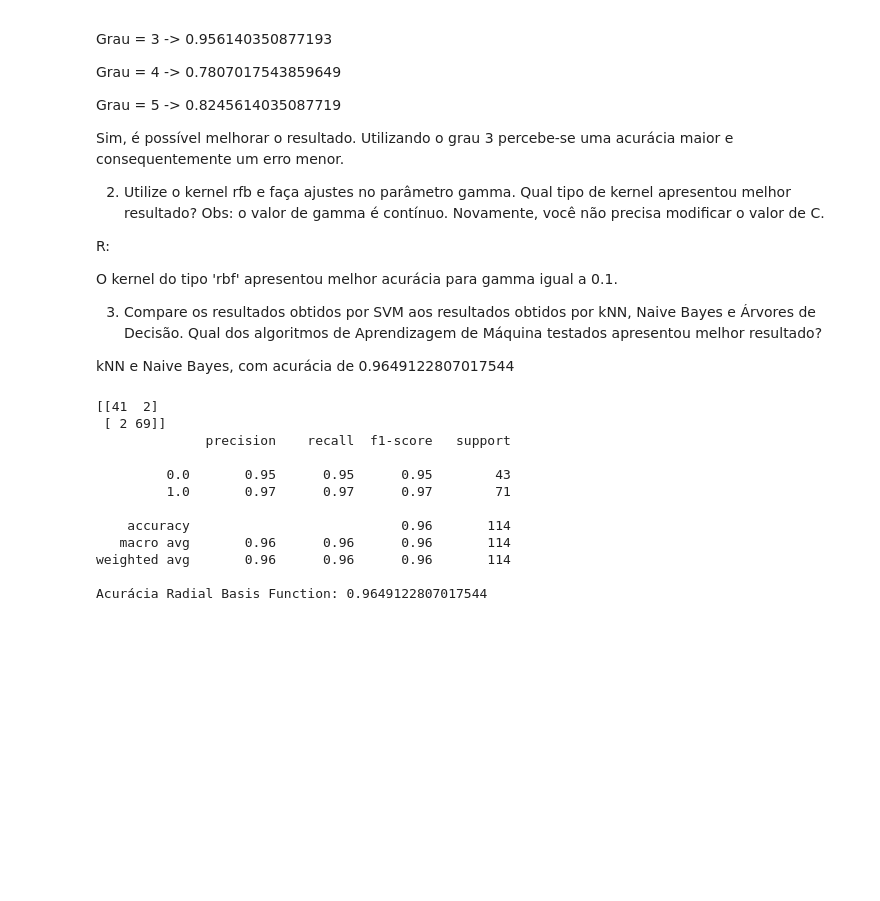
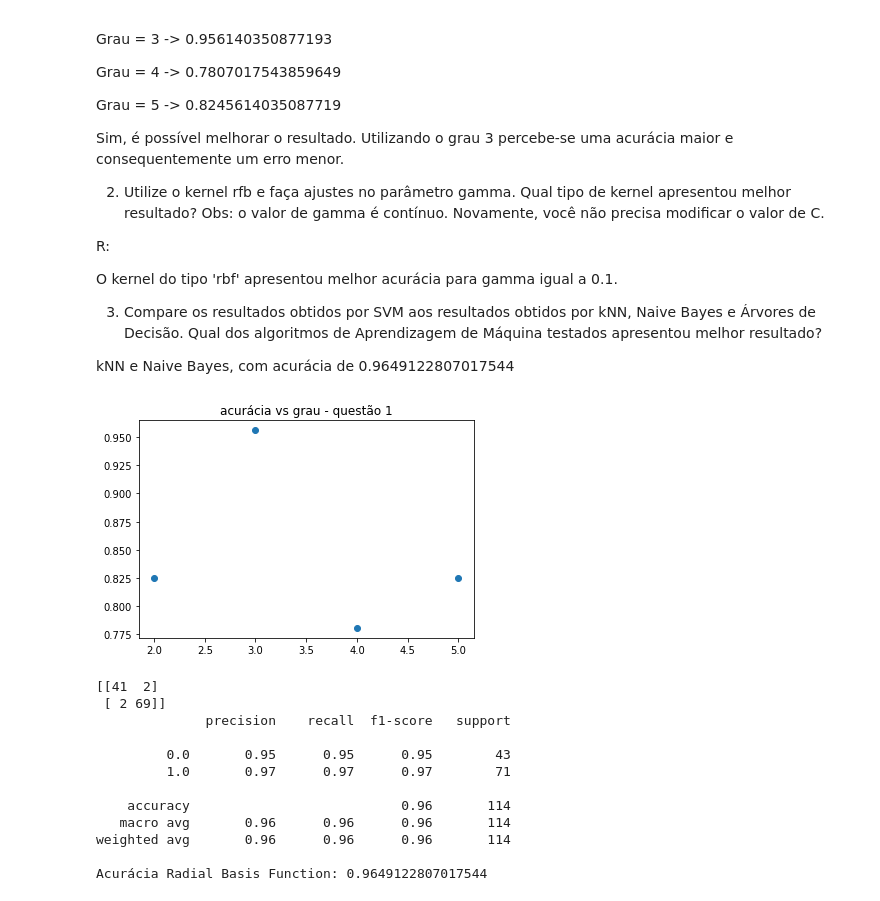
Before and after one commit to joaovicenteft/machine-learning, a Jupyter notebook: supportVectorMachines/Aula_Prática_SVM_02_07_20.ipynb, the cells around one changed output. Cells and saved outputs as stored; diff of their text form; code cells hidden in the pictures; blank space fills up the shorter version.

```diff
--- a/supportVectorMachines/Aula_Prática_SVM_02_07_20.ipynb
+++ b/supportVectorMachines/Aula_Prática_SVM_02_07_20.ipynb
@@ -456,6 +475,15 @@ O kernel do tipo 'rbf' apresentou melhor acurácia para gamma igual a 0.1.
 3. Compare os resultados obtidos por SVM aos resultados obtidos por kNN, Naive Bayes e Árvores de Decisão. Qual dos algoritmos de Aprendizagem de Máquina testados apresentou melhor resultado?
 
 kNN e Naive Bayes, com acurácia de 0.9649122807017544
+# %%
+listGrau = [0.8245614035087719, 0.956140350877193, 0.7807017543859649, 0.8245614035087719]
+listNumbersGrau = [2,3,4,5]
+
+plt.scatter(listNumbersGrau, listGrau)
+plt.title('acurácia vs grau - questão 1')
+plt.show()
+# %% [output]
+[figure, added]
 # %%
 #Gerando o modelo com kernel RBF
 
```
Also changed, not shown: parts of 4 cells of this notebook.
